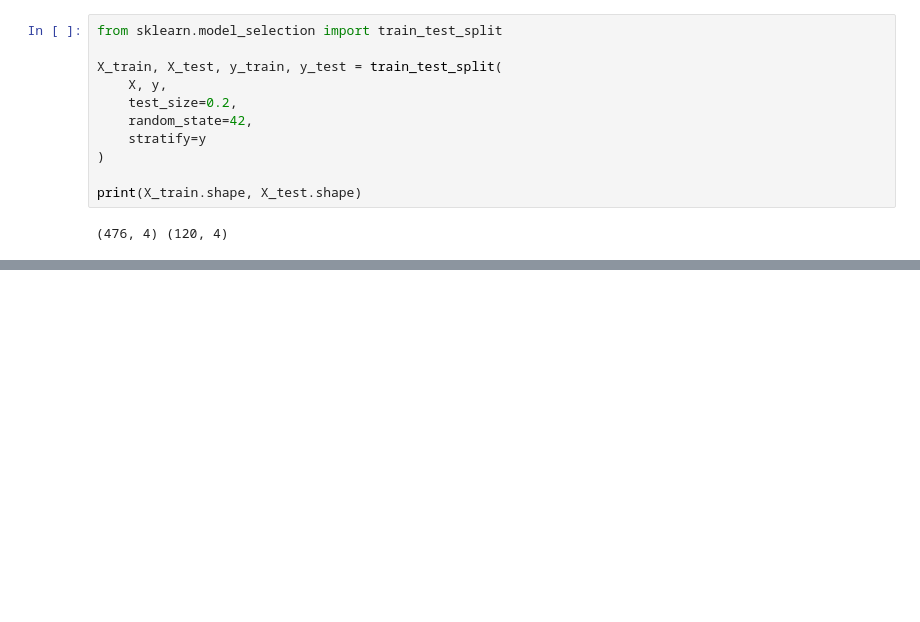
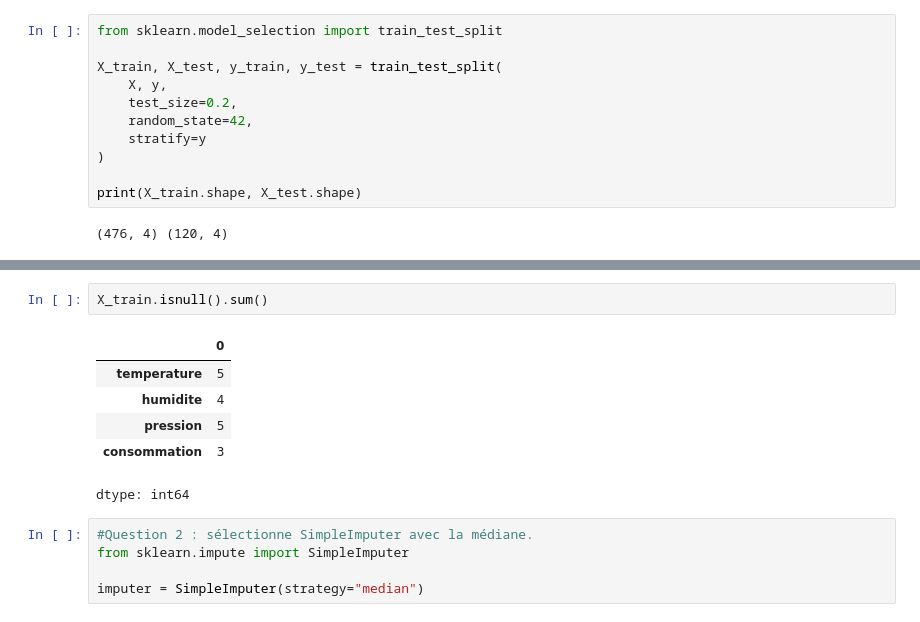
Before and after one commit to fatoufall737/atelier-scikit-learn-iot, a Jupyter notebook: atelier_scikit_learn_iot.ipynb, the cells around one changed output, grey strips where cells are left out. Drawn from its saved outputs; the diff is of its cells as text; blank space fills up the shorter version.

Commit message:
Partie 4 : gestion des valeurs manquantes (SimpleImputer médiane)

```diff
--- a/atelier_scikit_learn_iot.ipynb
+++ b/atelier_scikit_learn_iot.ipynb
@@ -135,0 +143,14 @@ print(X_train.shape, X_test.shape)
+# %%
+X_train.isnull().sum()
+# %% [output]
+|  | 0 |
+| temperature | 5 |
+| humidite | 4 |
+| pression | 5 |
+| consommation | 3 |
+dtype: int64
+# %%
+#Question 2 : sélectionne SimpleImputer avec la médiane.
+from sklearn.impute import SimpleImputer
+
+imputer = SimpleImputer(strategy="median")
```
Also changed, not shown: parts of 4 cells of this notebook.
